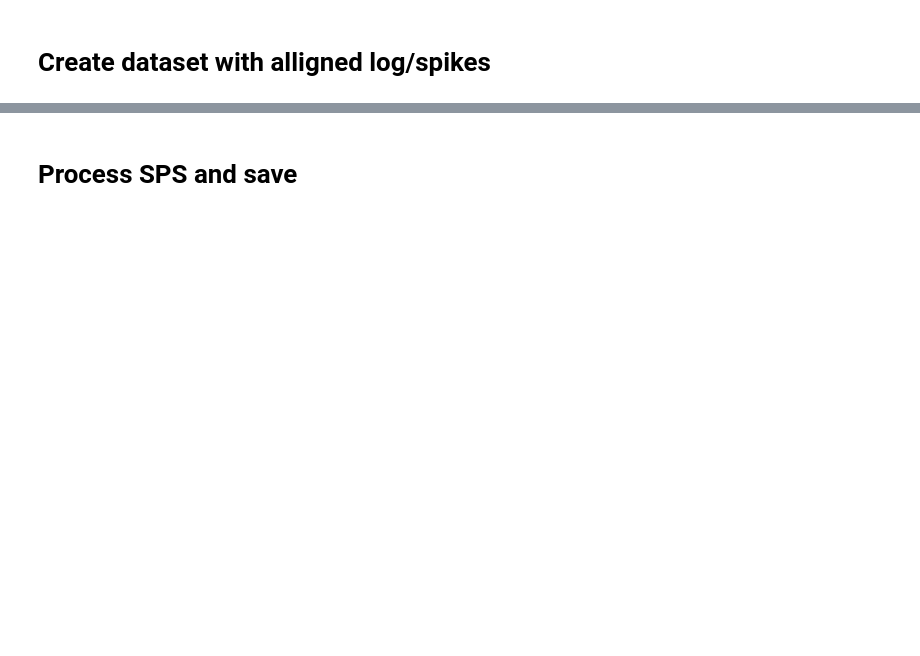
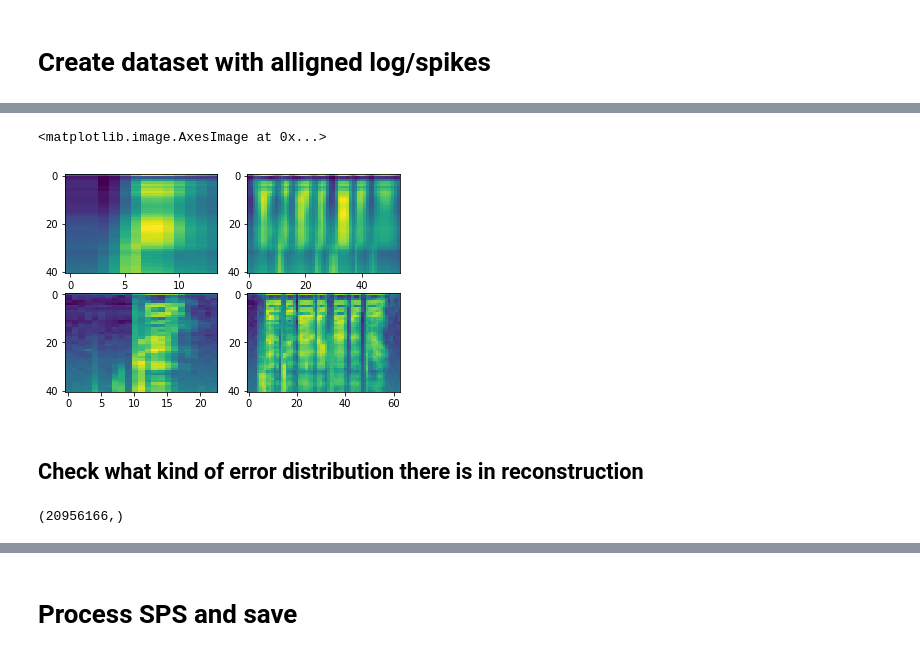
Before and after one commit to SensorsAudioINI/caesar_icassp2019, a Jupyter notebook: SPS_and_reconstruction.ipynb, the cells around one changed output, grey strips where cells are left out. Cells and saved outputs as stored; diff of their text form; code cells hidden in the pictures; blank space fills up the shorter version.

```diff
--- a/SPS_and_reconstruction.ipynb
+++ b/SPS_and_reconstruction.ipynb
@@ -549,9 +511,0 @@ pkl.dump({'log': all_log_test, 'spk': all_spk_test}, open('all_log_spk_test.pkl'
-# %%
-all_log = pkl.load(open('all_log_spk_train.pkl', 'r'))['log']
-print len(all_log)
-all_spk = pkl.load(open('all_log_spk_train.pkl', 'r'))['spk']
-print len(all_spk)
-all_log_test = pkl.load(open('all_log_spk_test.pkl', 'r'))['log']
-print len(all_log_test)
-all_spk_test = pkl.load(open('all_log_spk_test.pkl', 'r'))['spk']
-print len(all_spk_test)
@@ -608,0 +750,11 @@ print "Variance of reconstruction noise is {}".format(gmm.covariances_[0][0][0])
+# %%
+# double check
+IDX = 1002
+f, ax = plt.subplots(2,2)
+ax[0][0].imshow(all_y['train'][IDX], aspect='auto')
+ax[1][0].imshow(all_sep_log[IDX], aspect='auto')
+ax[0][1].imshow(all_y['test'][IDX], aspect='auto')
+ax[1][1].imshow(all_sep_log_test[IDX], aspect='auto')
+# %% [output]
+<matplotlib.image.AxesImage at 0x...>
+[figure, added]
@@ -608,0 +765,14 @@ print "Variance of reconstruction noise is {}".format(gmm.covariances_[0][0][0])
+# %% [markdown]
+## Check what kind of error distribution there is in reconstruction
+# %%
+regressor = model
+
+# Y_pred = regressor.predict(X_test)
+Q_test = (Y_pred_test - Y_test).reshape(-1)
+
+# Y_pred_train = regressor.predict(X_train)
+Q_train = (Y_pred_train - Y_train).reshape(-1)
+
+print Q_train.shape
+# %% [output]
+(20956166,)
```
Also changed, not shown: parts of 63 cells of this notebook, 7 other files.
